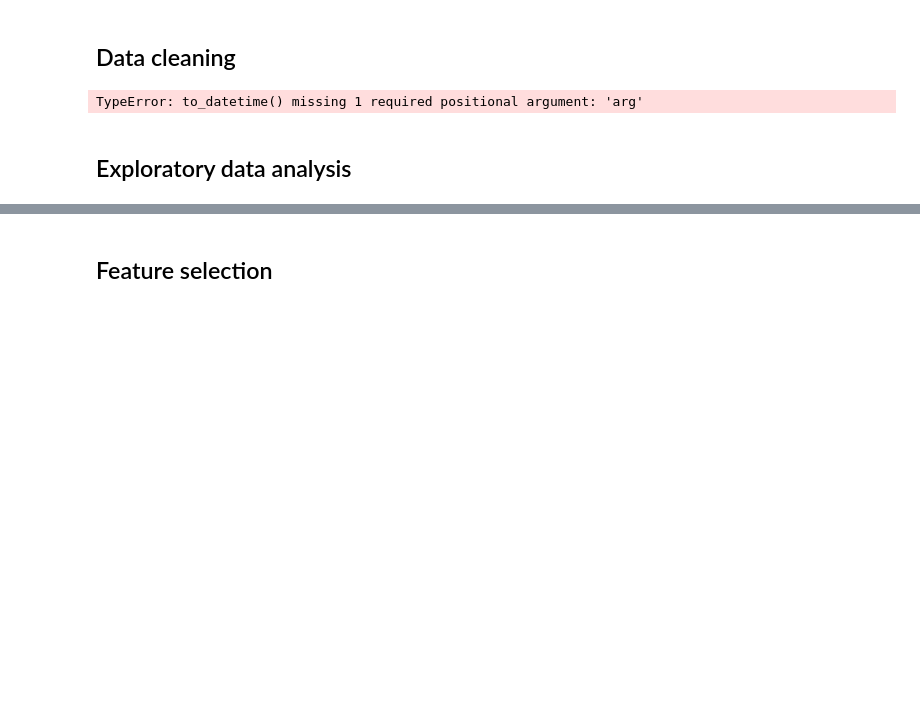
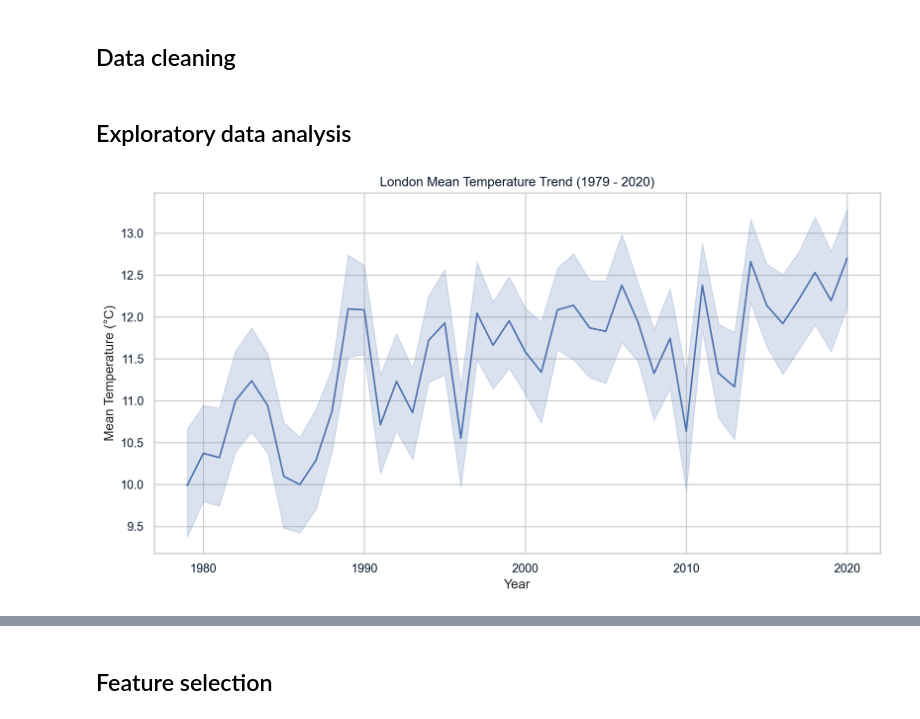
Before and after one commit to Syeda-Eman/Machine_Learning, a Jupyter notebook: notebook.ipynb, the cells around one changed output, grey strips where cells are left out. Cells and saved outputs as stored; diff of their text form; code cells hidden in the pictures; blank space fills up the shorter version.

Commit message:
Predicting temperature in London

```diff
--- a/notebook.ipynb
+++ b/notebook.ipynb
@@ -75,12 +75,21 @@ dtype: int64
 ## Data cleaning
 # %%
 #Working with the date column
-pd.to_datetime()
+weather['date'] = pd.to_datetime(weather['date'], format='%Y%m%d')
-# %% [output]
-TypeError: to_datetime() missing 1 required positional argument: 'arg'
 # %%
 #Extracting more date information
+weather['year'] = weather['date'].dt.year
+weather['month'] = weather['date'].dt.month
 # %% [markdown]
 ## Exploratory data analysis
 # %%
 #Visualizing temperature
+sns.set_theme(style="whitegrid")
+plt.figure(figsize=(12, 6))
+sns.lineplot(data=weather, x='year', y='mean_temp')
+plt.title('London Mean Temperature Trend (1979 - 2020)')
+plt.xlabel('Year')
+plt.ylabel('Mean Temperature (°C)')
+plt.show()
+# %% [output]
+[figure, added]
```
Also changed, not shown: parts of 8 cells of this notebook.
